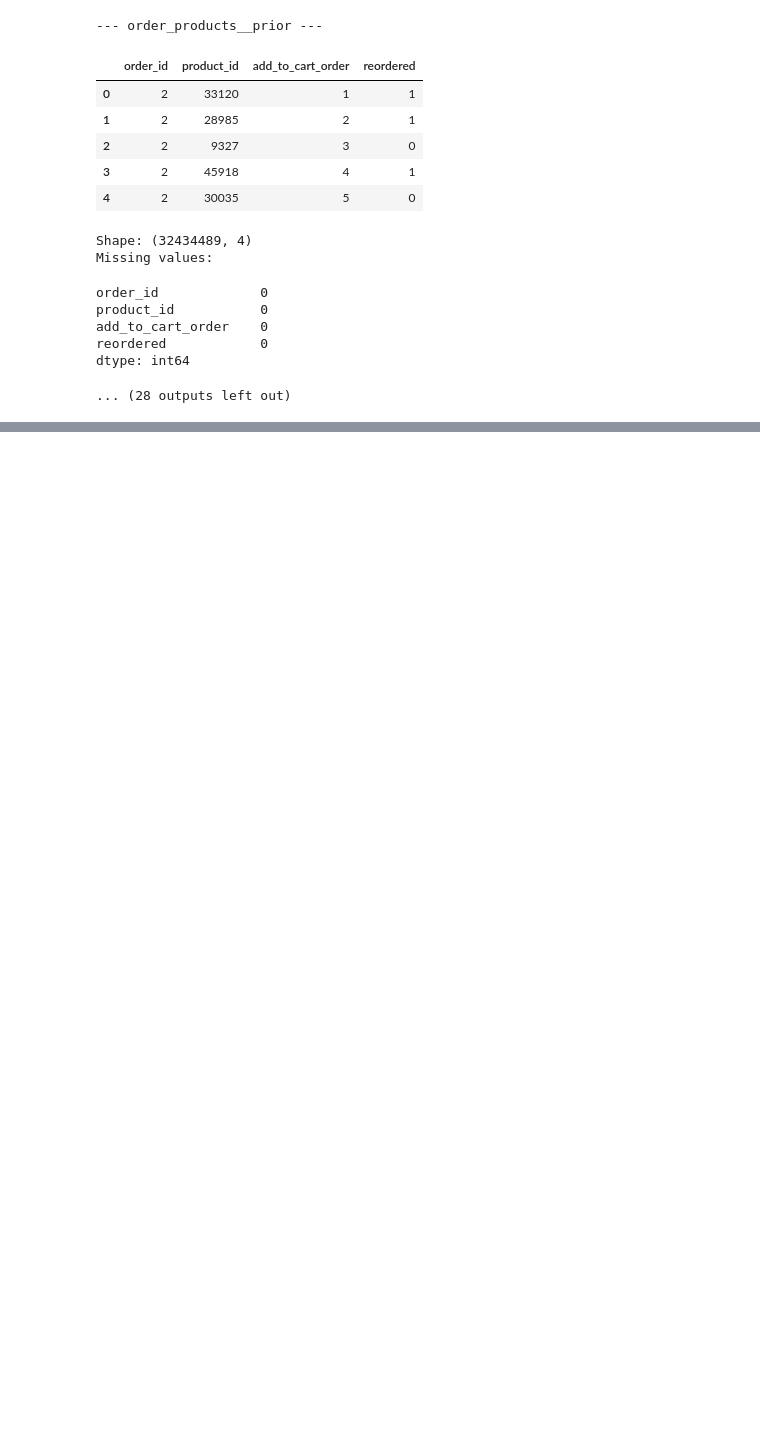
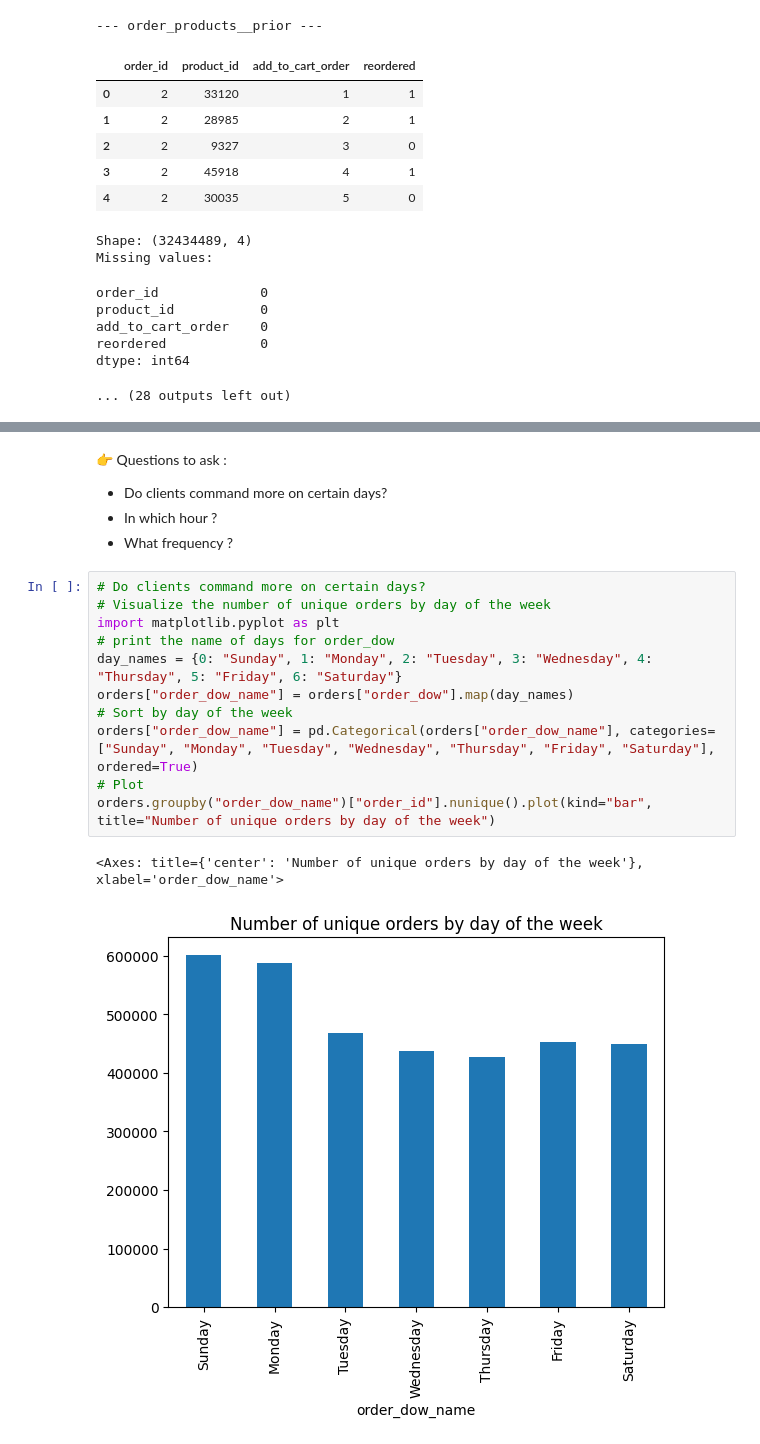
Before and after one commit to pradeepjoel/instacart-retail-project, a Jupyter notebook: data_exploration/01_exploration_instacart.ipynb, the cells around one changed output, grey strips where cells are left out. Drawn from its saved outputs; the diff is of its cells as text; blank space fills up the shorter version.

Commit message:
Exploring orders data

```diff
--- a/data_exploration/01_exploration_instacart.ipynb
+++ b/data_exploration/01_exploration_instacart.ipynb
@@ -120,0 +166,20 @@ Colonnes clés :
+# %% [markdown]
+👉 Questions to ask :
+
+- Do clients command more on certain days?
+- In which hour ?
+- What frequency ?
+# %%
+# Do clients command more on certain days?
+# Visualize the number of unique orders by day of the week
+import matplotlib.pyplot as plt
+# print the name of days for order_dow
+day_names = {0: "Sunday", 1: "Monday", 2: "Tuesday", 3: "Wednesday", 4: "Thursday", 5: "Friday", 6: "Saturday"}
+orders["order_dow_name"] = orders["order_dow"].map(day_names)
+# Sort by day of the week
+orders["order_dow_name"] = pd.Categorical(orders["order_dow_name"], categories=["Sunday", "Monday", "Tuesday", "Wednesday", "Thursday", "Friday", "Saturday"], ordered=True)
+# Plot
+orders.groupby("order_dow_name")["order_id"].nunique().plot(kind="bar", title="Number of unique orders by day of the week")
+# %% [output]
+<Axes: title={'center': 'Number of unique orders by day of the week'}, xlabel='order_dow_name'>
+[figure, added]
```
Also changed, not shown: parts of 3 cells of this notebook.
